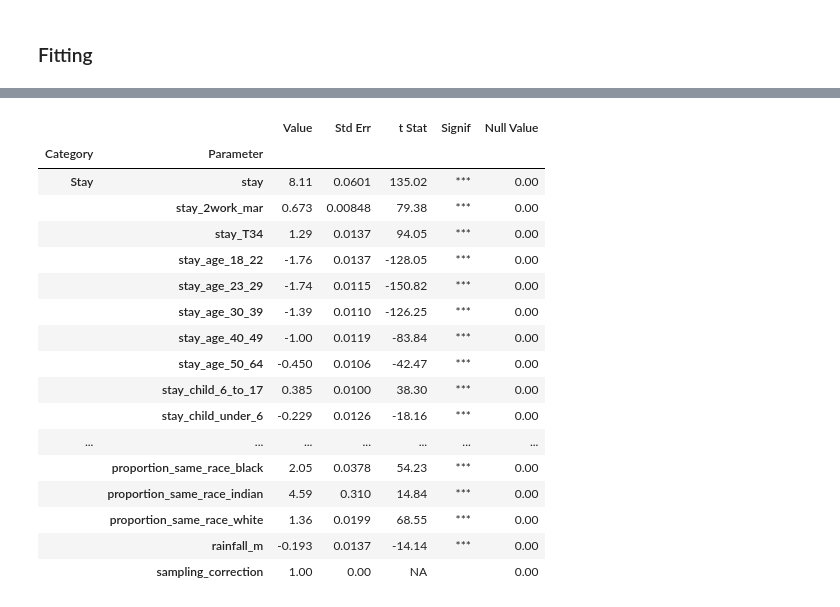
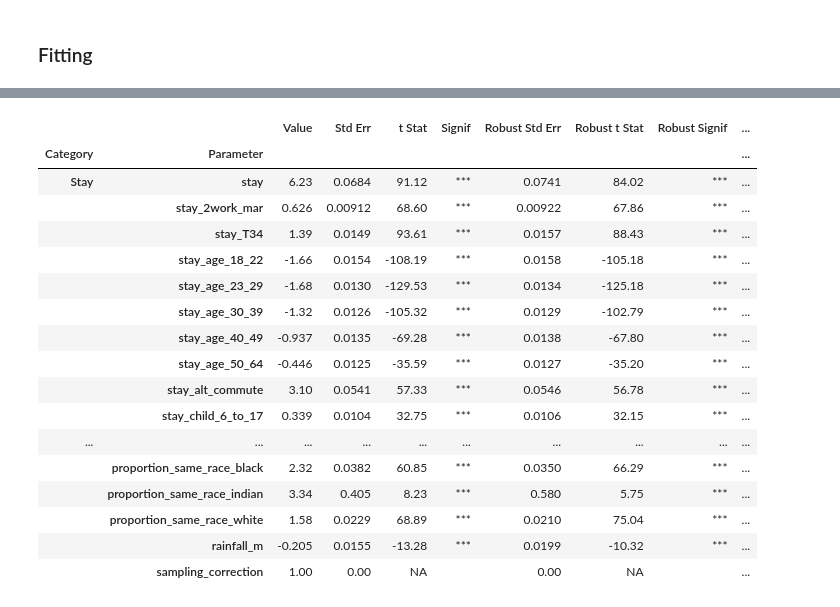
Before and after one commit to yianzhang14/migration, a Jupyter notebook: us/modeling_larch.ipynb, the cells around one changed output, grey strips where cells are left out. Cells and saved outputs as stored; diff of their text form; code cells hidden in the pictures.

```diff
--- a/us/modeling_larch.ipynb
+++ b/us/modeling_larch.ipynb
@@ -34,6 +35,6 @@ data_file = Path(path).stem
 df_train = lio.read_estdata(
     path,
     num_alternatives,
-)
+).sample(frac=0.8, random_state=42)
 print(df_train.shape)
 # %% [output]
@@ -177,6 +103,6 @@ Stay utility:
 # %%
 ds = lx.Dataset.construct.from_idca(
-    long_df[["choice", "log_pop_offset", "sampling_correction"] + varnames], crack=False
+    long_df[["choice", "log_pop_offset", "sampling_correction", "PWGTP"] + varnames], crack=True
 )
 ds
 # %% [output]
@@ -224,8 +152,11 @@ total_utility = total_utility + PX("log_pop_offset") + PX("sampling_correction")
 m.utility_ca = total_utility
 
 m.choice_ca_var = "choice"
+m.weight_co_var = "PWGTP"
 # all alternatives are available for everyone
 # no availability_ca_var needed.
+
+print("null log-likelihood:", m.loglike_null())
 
 # fix the size term coefficient, it is a constant
 m.lock_value("log_pop_offset", 1)
@@ -289,25 +215,28 @@ Best LL = -659879.7070552029
+# %%
+m.calculate_parameter_covariance()
+m.add_parameter_array("covariance_matrix", m.parameters["ihess"])
 # %%
-m.calculate_parameter_covariance()
+m.calculate_parameter_covariance(robust=True)
 m.parameter_summary()
 # %% [output]
-|  |  | Value | Std Err | t Stat | Signif | Null Value |
-| Category | Parameter |  |  |  |  |  |
-| Stay | stay | 8.11 | 0.0601 | 135.02 | *** | 0.00 |
-|  | stay_2work_mar | 0.673 | 0.00848 | 79.38 | *** | 0.00 |
-|  | stay_T34 | 1.29 | 0.0137 | 94.05 | *** | 0.00 |
-|  | stay_age_18_22 | -1.76 | 0.0137 | -128.05 | *** | 0.00 |
-|  | stay_age_23_29 | -1.74 | 0.0115 | -150.82 | *** | 0.00 |
-|  | stay_age_30_39 | -1.39 | 0.0110 | -126.25 | *** | 0.00 |
-|  | stay_age_40_49 | -1.00 | 0.0119 | -83.84 | *** | 0.00 |
-|  | stay_age_50_64 | -0.450 | 0.0106 | -42.47 | *** | 0.00 |
-|  | stay_child_6_to_17 | 0.385 | 0.0100 | 38.30 | *** | 0.00 |
-|  | stay_child_under_6 | -0.229 | 0.0126 | -18.16 | *** | 0.00 |
-| ... | ... | ... | ... | ... | ... | ... |
-|  | proportion_same_race_black | 2.05 | 0.0378 | 54.23 | *** | 0.00 |
-|  | proportion_same_race_indian | 4.59 | 0.310 | 14.84 | *** | 0.00 |
-|  | proportion_same_race_white | 1.36 | 0.0199 | 68.55 | *** | 0.00 |
-|  | rainfall_m | -0.193 | 0.0137 | -14.14 | *** | 0.00 |
-|  | sampling_correction | 1.00 | 0.00 | NA |  | 0.00 |
+|  |  | Value | Std Err | t Stat | Signif | Robust Std Err | Robust t Stat | Robust Signif | ... |
+| Category | Parameter |  |  |  |  |  |  |  | ... |
+| Stay | stay | 6.23 | 0.0684 | 91.12 | *** | 0.0741 | 84.02 | *** | ... |
+|  | stay_2work_mar | 0.626 | 0.00912 | 68.60 | *** | 0.00922 | 67.86 | *** | ... |
+|  | stay_T34 | 1.39 | 0.0149 | 93.61 | *** | 0.0157 | 88.43 | *** | ... |
+|  | stay_age_18_22 | -1.66 | 0.0154 | -108.19 | *** | 0.0158 | -105.18 | *** | ... |
+|  | stay_age_23_29 | -1.68 | 0.0130 | -129.53 | *** | 0.0134 | -125.18 | *** | ... |
+|  | stay_age_30_39 | -1.32 | 0.0126 | -105.32 | *** | 0.0129 | -102.79 | *** | ... |
+|  | stay_age_40_49 | -0.937 | 0.0135 | -69.28 | *** | 0.0138 | -67.80 | *** | ... |
+|  | stay_age_50_64 | -0.446 | 0.0125 | -35.59 | *** | 0.0127 | -35.20 | *** | ... |
+|  | stay_alt_commute | 3.10 | 0.0541 | 57.33 | *** | 0.0546 | 56.78 | *** | ... |
+|  | stay_child_6_to_17 | 0.339 | 0.0104 | 32.75 | *** | 0.0106 | 32.15 | *** | ... |
+| ... | ... | ... | ... | ... | ... | ... | ... | ... | ... |
+|  | proportion_same_race_black | 2.32 | 0.0382 | 60.85 | *** | 0.0350 | 66.29 | *** | ... |
+|  | proportion_same_race_indian | 3.34 | 0.405 | 8.23 | *** | 0.580 | 5.75 | *** | ... |
+|  | proportion_same_race_white | 1.58 | 0.0229 | 68.89 | *** | 0.0210 | 75.04 | *** | ... |
+|  | rainfall_m | -0.205 | 0.0155 | -13.28 | *** | 0.0199 | -10.32 | *** | ... |
+|  | sampling_correction | 1.00 | 0.00 | NA |  | 0.00 | NA |  | ... |
 # %%
 report = lx.Reporter(title=m.title)
 report << "# Parameter Summary" << m.parameter_summary()
```
Also changed, not shown: parts of 15 cells of this notebook, 11 other files.
